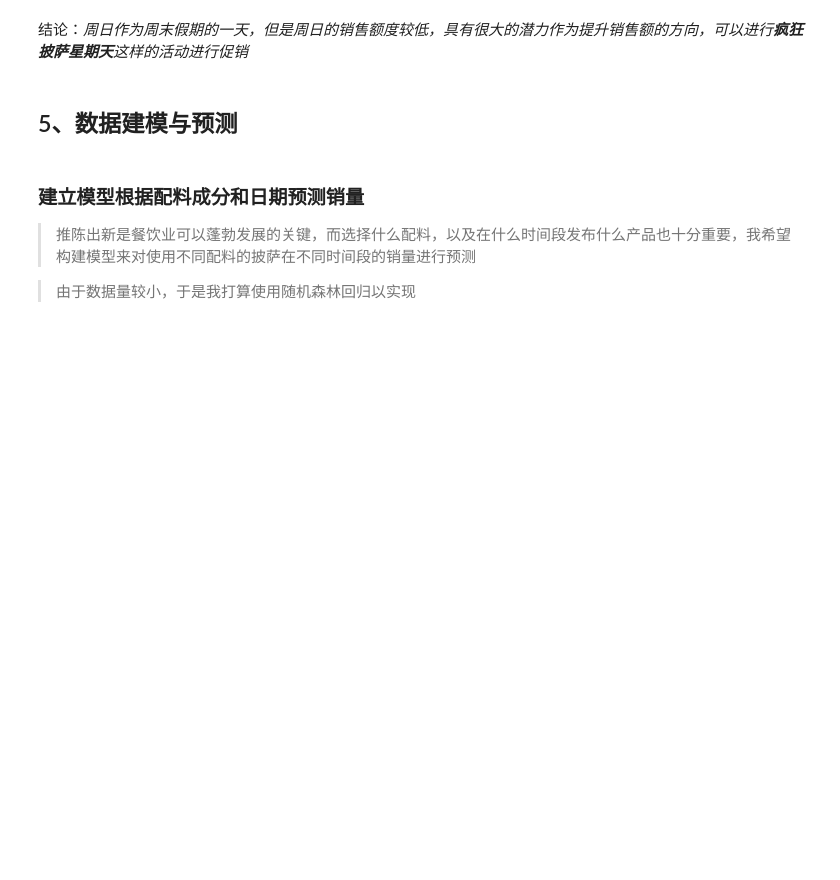
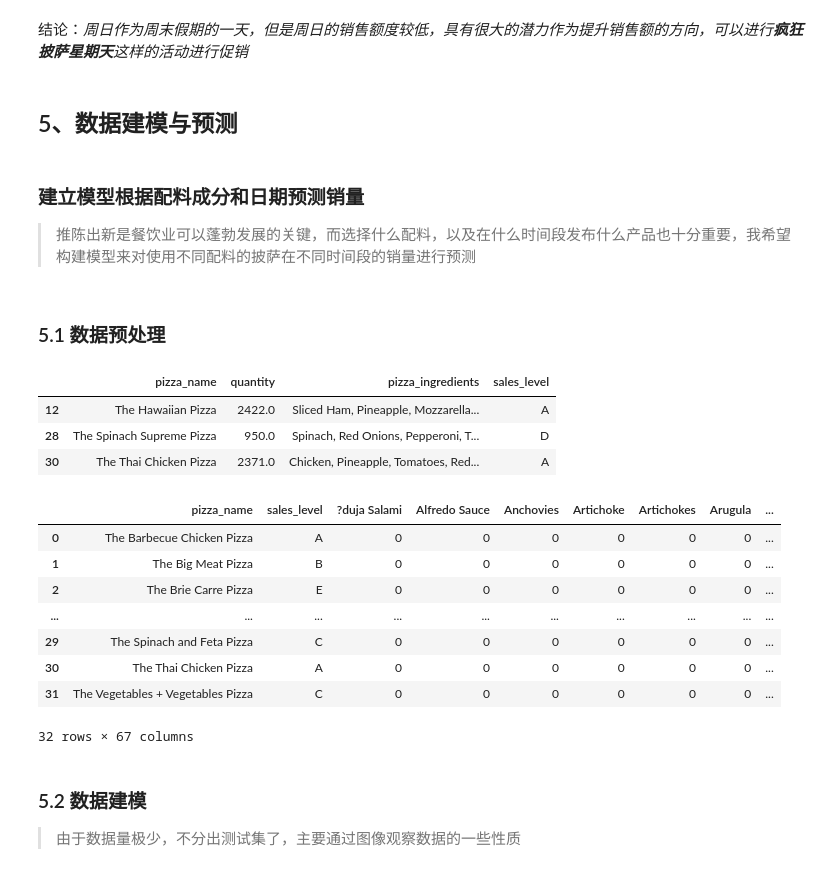
Before and after one commit to wjord2023/Data-Analysis-Projects, a Jupyter notebook: 披萨订单数据集分析/披萨订单数据集.ipynb, the cells around one changed output. Cells and saved outputs as stored; diff of their text form; code cells hidden in the pictures; blank space fills up the shorter version.

```diff
--- a/披萨订单数据集分析/披萨订单数据集.ipynb
+++ b/披萨订单数据集分析/披萨订单数据集.ipynb
@@ -349,5 +357,3 @@ calendar_chart.render_notebook()
 # %% [markdown]
 ### 建立模型根据配料成分和日期预测销量
 > 推陈出新是餐饮业可以蓬勃发展的关键，而选择什么配料，以及在什么时间段发布什么产品也十分重要，我希望构建模型来对使用不同配料的披萨在不同时间段的销量进行预测
-
-> 由于数据量较小，于是我打算使用随机森林回归以实现
@@ -357,0 +360,29 @@ from sklearn.model_selection import train_test_split
+# %% [markdown]
+### 5.1 数据预处理
+# %%
+data_to_predict = data.groupby('pizza_name').agg({'quantity': 'sum', 'pizza_ingredients': 'first'}).reset_index()
+data_to_predict['sales_level'] = pd.cut(data_to_predict['quantity'], bins=5, labels=['E', 'D', 'C', 'B', 'A'])
+data_to_predict.sample(3)
+# %% [output]
+|  | pizza_name | quantity | pizza_ingredients | sales_level |
+| 12 | The Hawaiian Pizza | 2422.0 | Sliced Ham, Pineapple, Mozzarella... | A |
+| 28 | The Spinach Supreme Pizza | 950.0 | Spinach, Red Onions, Pepperoni, T... | D |
+| 30 | The Thai Chicken Pizza | 2371.0 | Chicken, Pineapple, Tomatoes, Red... | A |
+# %%
+ingredients_df = data_to_predict['pizza_ingredients'].str.get_dummies(sep=', ')
+data_to_train = pd.concat([data_to_predict, ingredients_df], axis=1)
+data_to_train.drop(columns=['pizza_ingredients', 'quantity'], inplace=True)
+data_to_train
+# %% [output]
+|  | pizza_name | sales_level | ?duja Salami | Alfredo Sauce | Anchovies | Artichoke | Artichokes | Arugula | ... |
+| 0 | The Barbecue Chicken Pizza | A | 0 | 0 | 0 | 0 | 0 | 0 | ... |
+| 1 | The Big Meat Pizza | B | 0 | 0 | 0 | 0 | 0 | 0 | ... |
+| 2 | The Brie Carre Pizza | E | 0 | 0 | 0 | 0 | 0 | 0 | ... |
+| ... | ... | ... | ... | ... | ... | ... | ... | ... | ... |
+| 29 | The Spinach and Feta Pizza | C | 0 | 0 | 0 | 0 | 0 | 0 | ... |
+| 30 | The Thai Chicken Pizza | A | 0 | 0 | 0 | 0 | 0 | 0 | ... |
+| 31 | The Vegetables + Vegetables Pizza | C | 0 | 0 | 0 | 0 | 0 | 0 | ... |
+32 rows × 67 columns
+# %% [markdown]
+### 5.2 数据建模
+> 由于数据量极少，不分出测试集了，主要通过图像观察数据的一些性质
```
Also changed, not shown: parts of 21 cells of this notebook.
